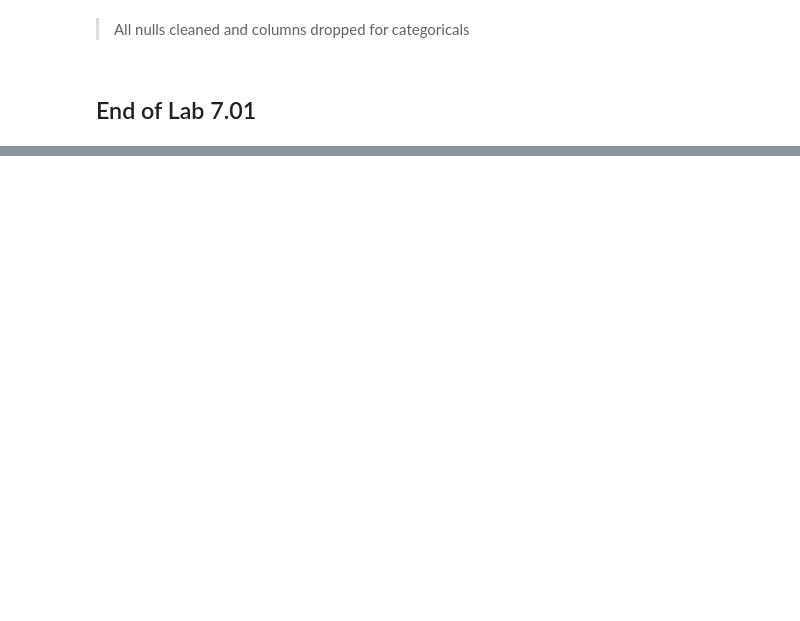
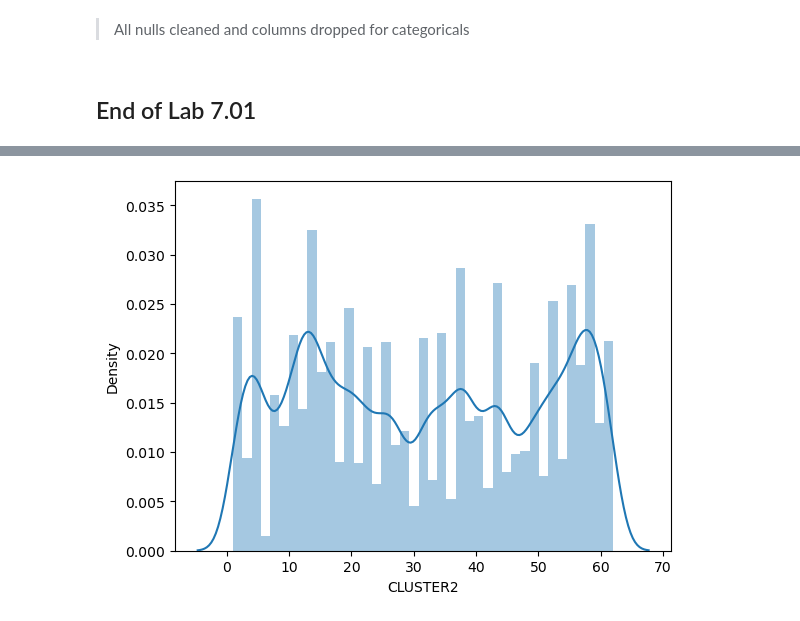
Before and after one commit to lucianosabbatini/lab-revisiting-machine-learning, a Jupyter notebook: Lab 7.01.ipynb, the cells around one changed output, grey strips where cells are left out. Cells and saved outputs as stored; diff of their text form; code cells hidden in the pictures; blank space fills up the shorter version.

```diff
--- a/Lab 7.01.ipynb
+++ b/Lab 7.01.ipynb
@@ -360,0 +589,8 @@ display(df_num.shape)
+# %%
+
+df_num['CLUSTER2'] = df_num['CLUSTER2'].fillna(np.ceil(np.mean(df_num['CLUSTER2'])))
+
+sns.distplot(df_num['CLUSTER2'])
+plt.show()
+# %% [output]
+[figure, added]
```
Also changed, not shown: parts of 63 cells of this notebook, 1 other file.
